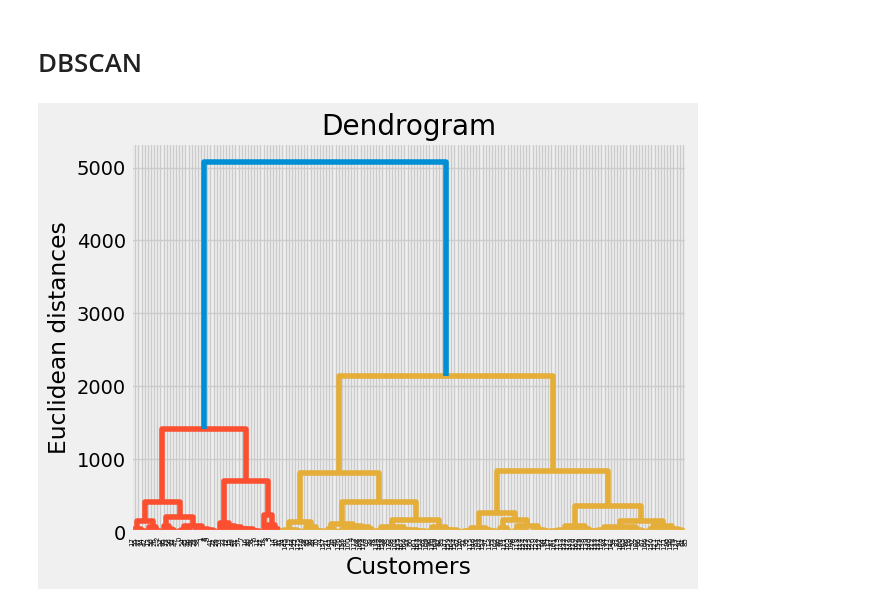
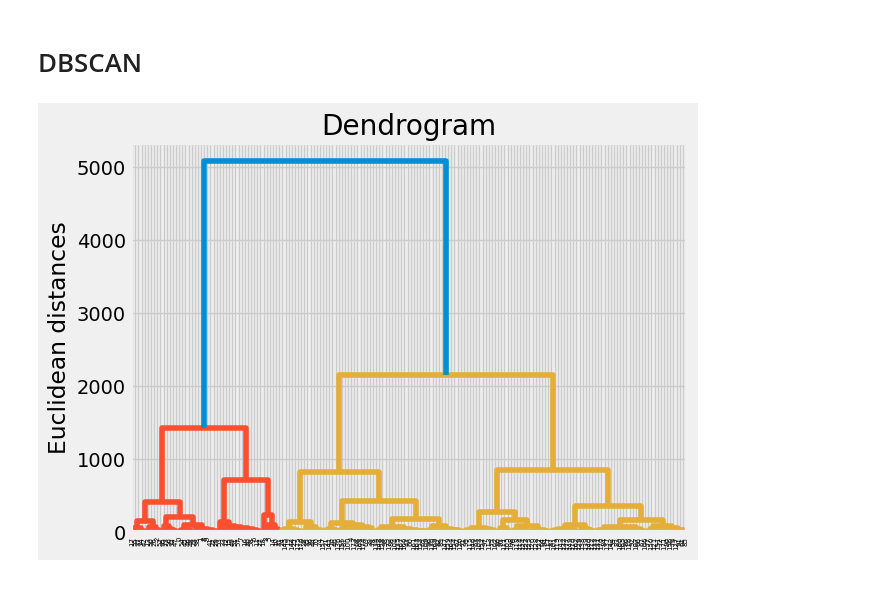
Before and after one commit to poelnepil/PDS2_Novikov1, a Jupyter notebook: lesson42/task42.ipynb, the cells around one changed output. Drawn from its saved outputs; the diff is of its cells as text; code cells hidden in the pictures.

```diff
--- a/lesson42/task42.ipynb
+++ b/lesson42/task42.ipynb
@@ -91,13 +91,12 @@ plt.show()
 # %%
 X = data.loc[:].values
 import scipy.cluster.hierarchy as sch
 dendrogram = sch.dendrogram(sch.linkage(X, method = 'ward'))
 plt.title('Dendrogram')
-plt.xlabel('Customers')
 plt.ylabel('Euclidean distances')
 plt.show()
 # %% [output]
-[figure, old version]
+[figure, new version]
 # %%
 from sklearn.cluster import AgglomerativeClustering
 hc2 = AgglomerativeClustering(n_clusters = 5, affinity = 'euclidean', linkage = 'ward')
```
Also changed, not shown: parts of 2 cells of this notebook.
